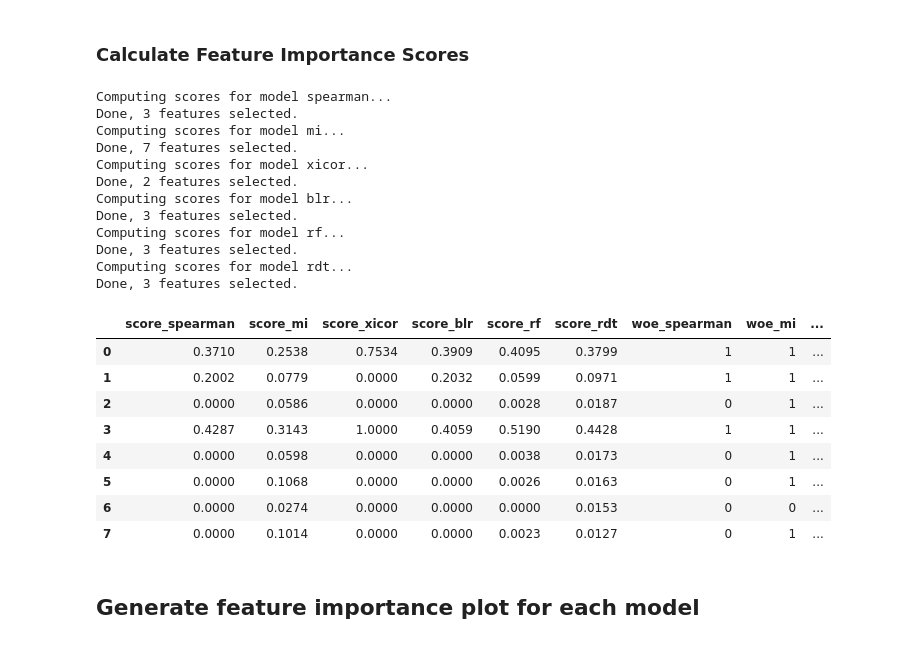
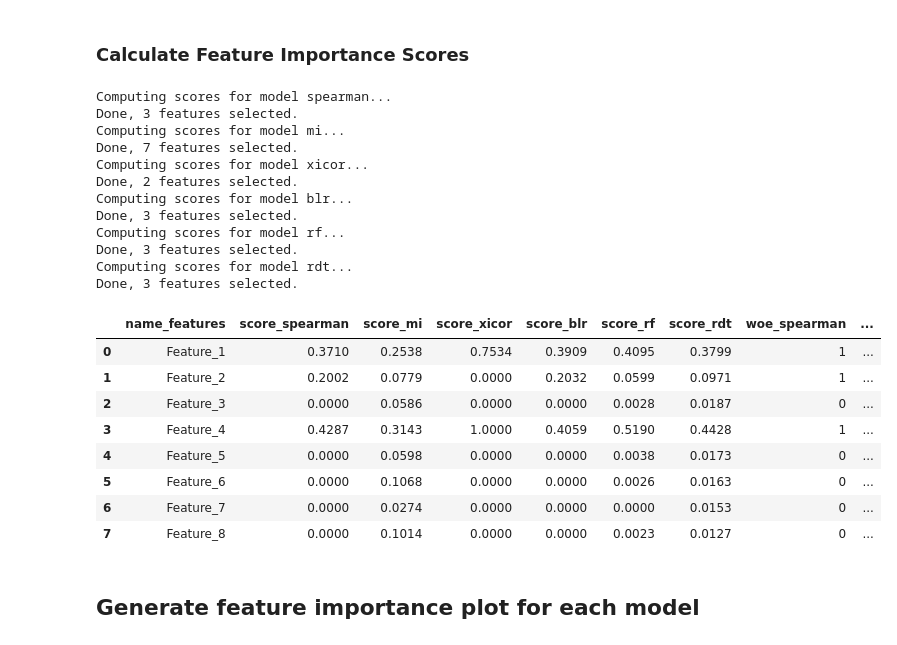
Before and after one commit to Sydney-Informatics-Hub/AgReFed-ML, a Jupyter notebook: notebooks/feature_selection.ipynb, the cells around one changed output. Cells and saved outputs as stored; diff of their text form; code cells hidden in the pictures.

```diff
--- a/notebooks/feature_selection.ipynb
+++ b/notebooks/feature_selection.ipynb
@@ -211,29 +212,32 @@ Calculate Spearman correlation matrix ...
 # %%
 fsel = selectio.Fsel(X, y)
 dfresults = fsel.score_models()
+# Add feature names
+dfresults.insert(loc = 0, column = 'name_features', value = feature_names_sim)
+# Print results
 dfresults
 # %% [output]
 Computing scores for model spearman...
 Done, 3 features selected.
 Computing scores for model mi...
 Done, 7 features selected.
 Computing scores for model xicor...
 Done, 2 features selected.
 Computing scores for model blr...
 Done, 3 features selected.
 Computing scores for model rf...
 Done, 3 features selected.
 Computing scores for model rdt...
 Done, 3 features selected.
-|  | score_spearman | score_mi | score_xicor | score_blr | score_rf | score_rdt | woe_spearman | woe_mi | ... |
-| 0 | 0.3710 | 0.2538 | 0.7534 | 0.3909 | 0.4095 | 0.3799 | 1 | 1 | ... |
-| 1 | 0.2002 | 0.0779 | 0.0000 | 0.2032 | 0.0599 | 0.0971 | 1 | 1 | ... |
-| 2 | 0.0000 | 0.0586 | 0.0000 | 0.0000 | 0.0028 | 0.0187 | 0 | 1 | ... |
-| 3 | 0.4287 | 0.3143 | 1.0000 | 0.4059 | 0.5190 | 0.4428 | 1 | 1 | ... |
-| 4 | 0.0000 | 0.0598 | 0.0000 | 0.0000 | 0.0038 | 0.0173 | 0 | 1 | ... |
-| 5 | 0.0000 | 0.1068 | 0.0000 | 0.0000 | 0.0026 | 0.0163 | 0 | 1 | ... |
-| 6 | 0.0000 | 0.0274 | 0.0000 | 0.0000 | 0.0000 | 0.0153 | 0 | 0 | ... |
-| 7 | 0.0000 | 0.1014 | 0.0000 | 0.0000 | 0.0023 | 0.0127 | 0 | 1 | ... |
+|  | name_features | score_spearman | score_mi | score_xicor | score_blr | score_rf | score_rdt | woe_spearman | ... |
+| 0 | Feature_1 | 0.3710 | 0.2538 | 0.7534 | 0.3909 | 0.4095 | 0.3799 | 1 | ... |
+| 1 | Feature_2 | 0.2002 | 0.0779 | 0.0000 | 0.2032 | 0.0599 | 0.0971 | 1 | ... |
+| 2 | Feature_3 | 0.0000 | 0.0586 | 0.0000 | 0.0000 | 0.0028 | 0.0187 | 0 | ... |
+| 3 | Feature_4 | 0.4287 | 0.3143 | 1.0000 | 0.4059 | 0.5190 | 0.4428 | 1 | ... |
+| 4 | Feature_5 | 0.0000 | 0.0598 | 0.0000 | 0.0000 | 0.0038 | 0.0173 | 0 | ... |
+| 5 | Feature_6 | 0.0000 | 0.1068 | 0.0000 | 0.0000 | 0.0026 | 0.0163 | 0 | ... |
+| 6 | Feature_7 | 0.0000 | 0.0274 | 0.0000 | 0.0000 | 0.0000 | 0.0153 | 0 | ... |
+| 7 | Feature_8 | 0.0000 | 0.1014 | 0.0000 | 0.0000 | 0.0023 | 0.0127 | 0 | ... |
 # %% [markdown]
 ## Generate feature importance plot for each model
 # %%
```
Also changed, not shown: parts of 5 cells of this notebook.
